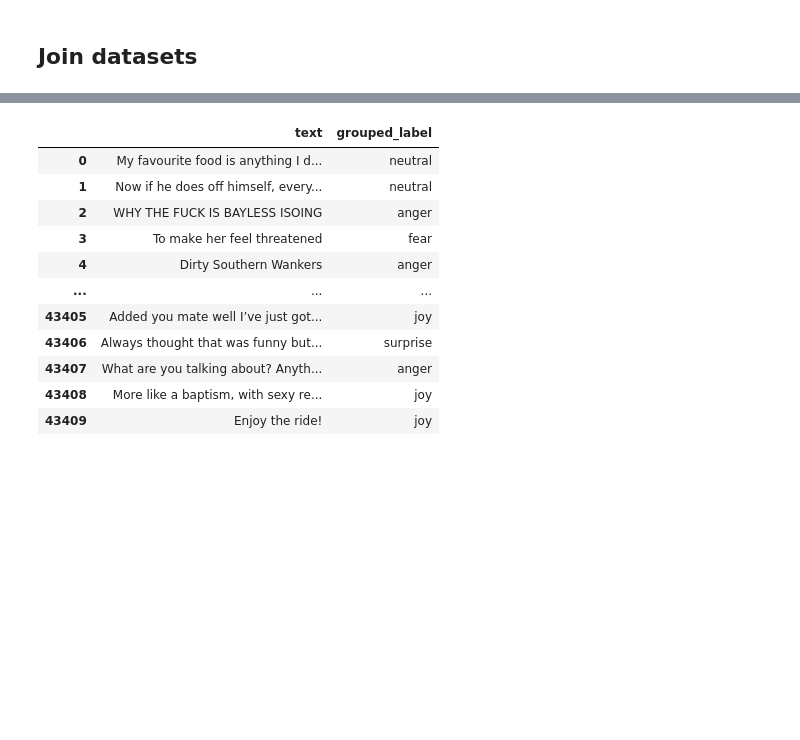
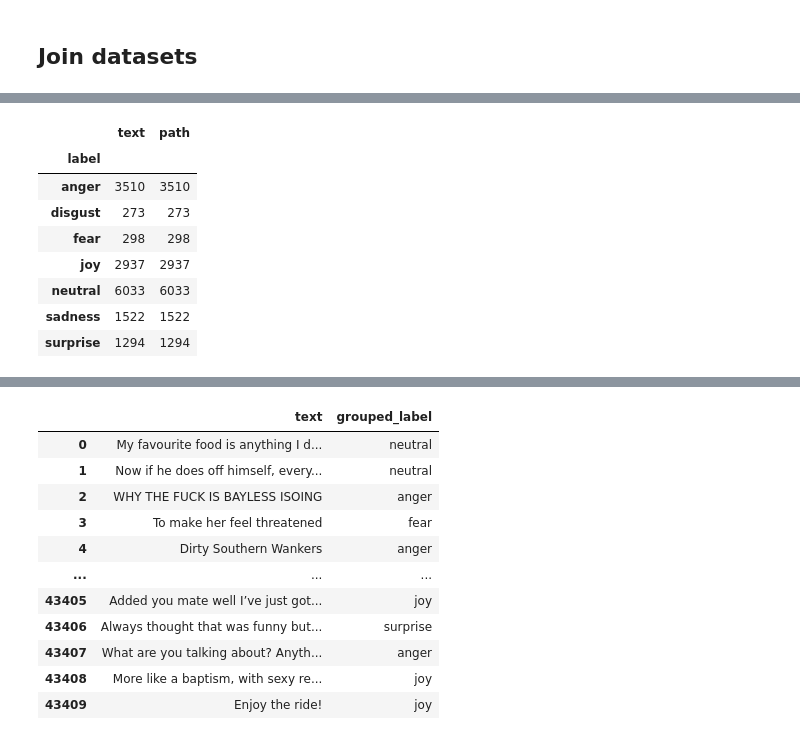
Before and after one commit to machadoprx/c4ai_audio_text_clip, a Jupyter notebook: c4ai_emotions_audio_text_clip_e2e_TEXT_ENCODER.ipynb, the cells around one changed output, grey strips where cells are left out. Drawn from its saved outputs; the diff is of its cells as text; code cells hidden in the pictures; blank space fills up the shorter version.

```diff
--- a/c4ai_emotions_audio_text_clip_e2e_TEXT_ENCODER.ipynb
+++ b/c4ai_emotions_audio_text_clip_e2e_TEXT_ENCODER.ipynb
@@ -128 +144,13 @@ train_df_erc
 15867 rows × 3 columns
+# %%
+train_df_erc.groupby("label").count()
+# %% [output]
+|  | text | path |
+| label |  |  |
+| anger | 3510 | 3510 |
+| disgust | 273 | 273 |
+| fear | 298 | 298 |
+| joy | 2937 | 2937 |
+| neutral | 6033 | 6033 |
+| sadness | 1522 | 1522 |
+| surprise | 1294 | 1294 |
```
Also changed, not shown: parts of 24 cells of this notebook, 2 other files.
